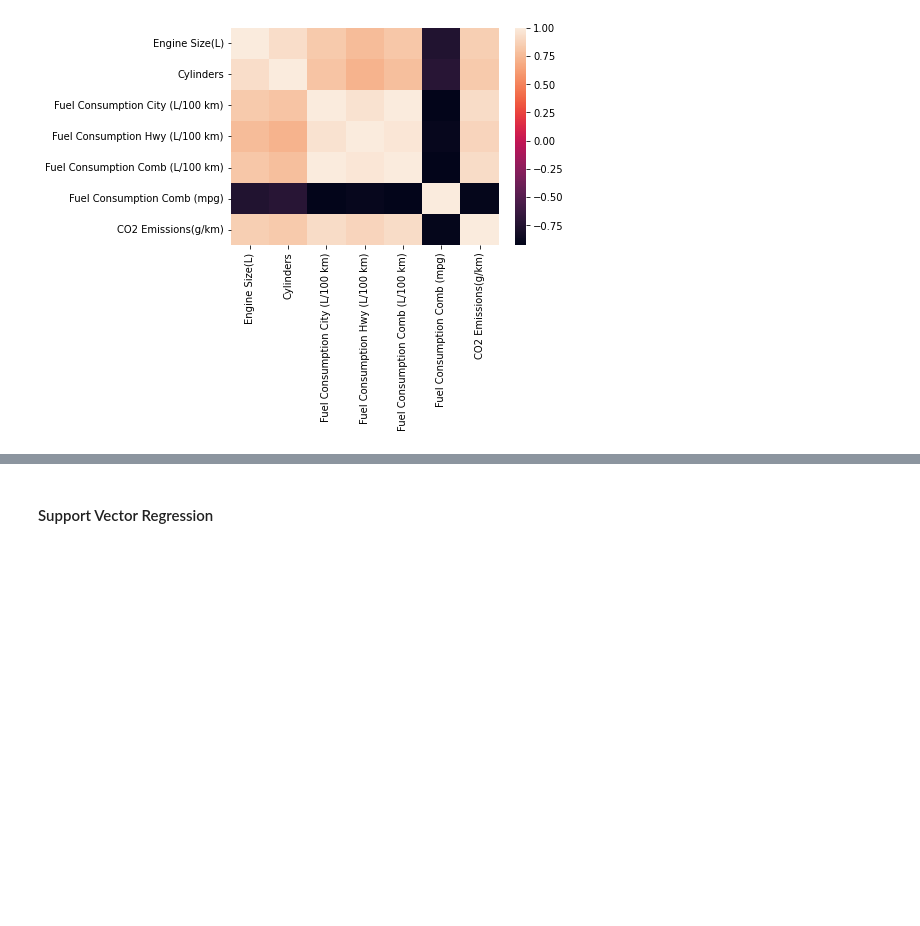
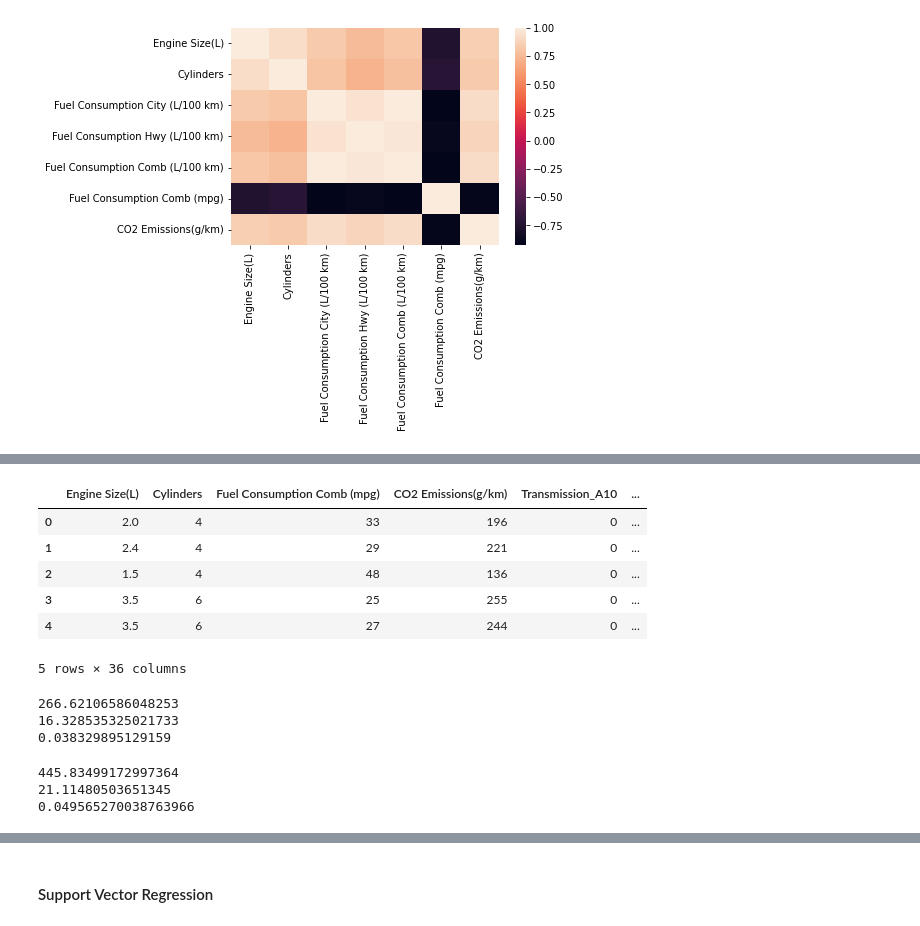
Before and after one commit to wxuan309/SC22-BatchC-elastic-searchers, a Jupyter notebook: ds_project/main.ipynb, the cells around one changed output, grey strips where cells are left out. Cells and saved outputs as stored; diff of their text form; code cells hidden in the pictures; blank space fills up the shorter version.

```diff
--- a/ds_project/main.ipynb
+++ b/ds_project/main.ipynb
@@ -638,0 +582,23 @@ print(normrmse)
+# %%
+#Ashley
+from sklearn.model_selection import train_test_split
+from sklearn import linear_model
+from sklearn.linear_model import LassoCV
+
+
+dfa = pd.read_csv('CO2 Emissions_Canada.csv')
+dfa.drop(['Make', 'Model', 'Vehicle Class', 'Fuel Consumption City (L/100 km)', 'Fuel Consumption Hwy (L/100 km)', 'Fuel Consumption Comb (L/100 km)'], axis = 1, inplace = True)
+col_category = ['Transmission', 'Fuel Type']
+for col in col_category:
+    dfa = pd.concat([dfa.drop(col, axis=1), pd.get_dummies(dfa[col], prefix=col, prefix_sep='_')], axis=1)
+# define the input_columns and target variables
+# %%
+dfa.head()
+# %% [output]
+|  | Engine Size(L) | Cylinders | Fuel Consumption Comb (mpg) | CO2 Emissions(g/km) | Transmission_A10 | ... |
+| 0 | 2.0 | 4 | 33 | 196 | 0 | ... |
+| 1 | 2.4 | 4 | 29 | 221 | 0 | ... |
+| 2 | 1.5 | 4 | 48 | 136 | 0 | ... |
+| 3 | 3.5 | 6 | 25 | 255 | 0 | ... |
+| 4 | 3.5 | 6 | 27 | 244 | 0 | ... |
+5 rows × 36 columns
@@ -638,0 +618,20 @@ print(normrmse)
+# %%
+from sklearn.metrics import mean_squared_error
+from math import sqrt
+
+#calculate MSE
+total_squared_error = (np.sum((y_testa - y_hata)**2)) #get the sum of all the errors (error = what we want (y_test) - what we predicted (y_hat))
+mean_squared_error = total_squared_error/len(y_testa) #divide this by how many rows/observations we have
+print(mean_squared_error)
+
+#calculate RMSE
+rmse = sqrt(mean_squared_error)
+print(rmse)
+
+# normalize it
+normrmse = rmse/(max(dfa['CO2 Emissions(g/km)'])-min(dfa['CO2 Emissions(g/km)']))
+print(normrmse)
+# %% [output]
+266.62106586048253
+16.328535325021733
+0.038329895129159
@@ -638,0 +658,20 @@ print(normrmse)
+# %%
+from sklearn.metrics import mean_squared_error
+from math import sqrt
+
+#calculate MSE
+total_squared_error = (np.sum((y_testa2 - y_hata2)**2)) #get the sum of all the errors (error = what we want (y_test) - what we predicted (y_hat))
+mean_squared_error = total_squared_error/len(y_testa2) #divide this by how many rows/observations we have
+print(mean_squared_error)
+
+#calculate RMSE
+rmse = sqrt(mean_squared_error)
+print(rmse)
+
+# normalize it
+normrmse = rmse/(max(dfa2['CO2 Emissions(g/km)'])-min(dfa2['CO2 Emissions(g/km)']))
+print(normrmse)
+# %% [output]
+445.83499172997364
+21.11480503651345
+0.049565270038763966
```
Also changed, not shown: parts of 41 cells of this notebook, 21 other files.
